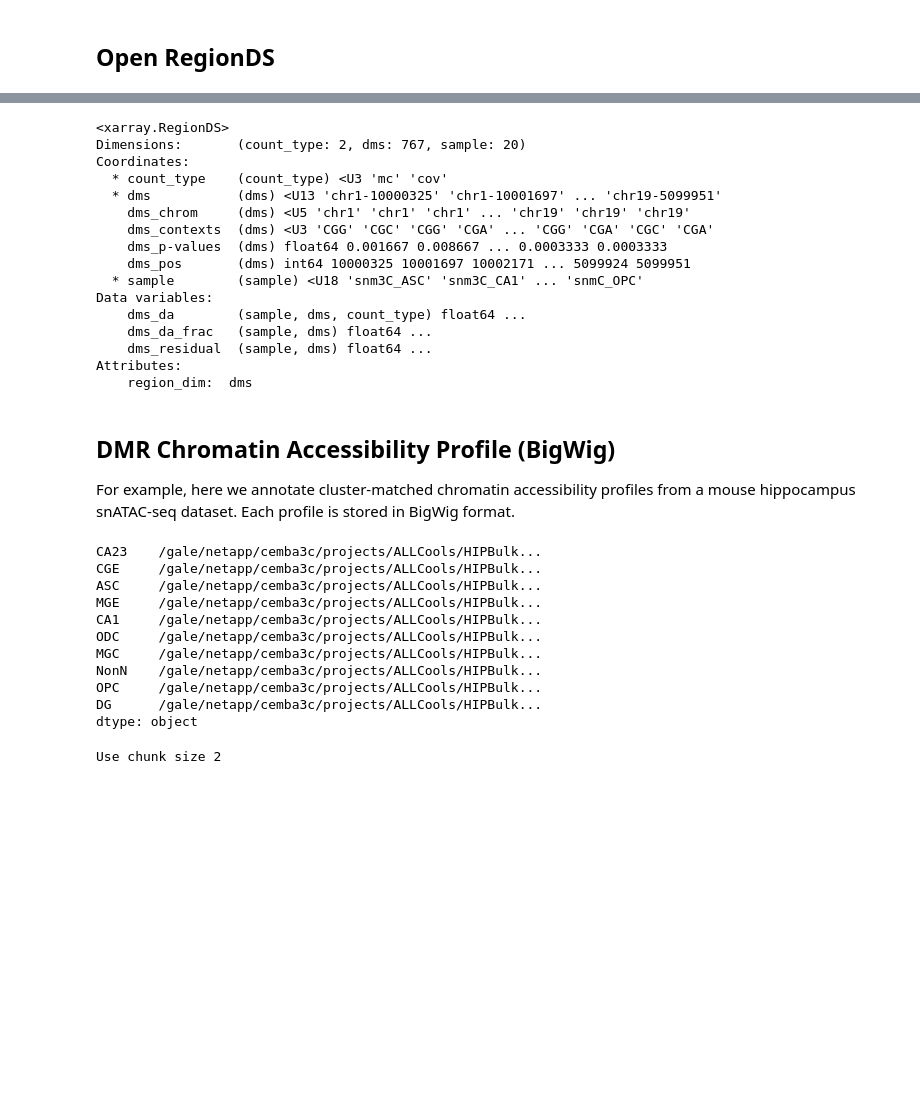
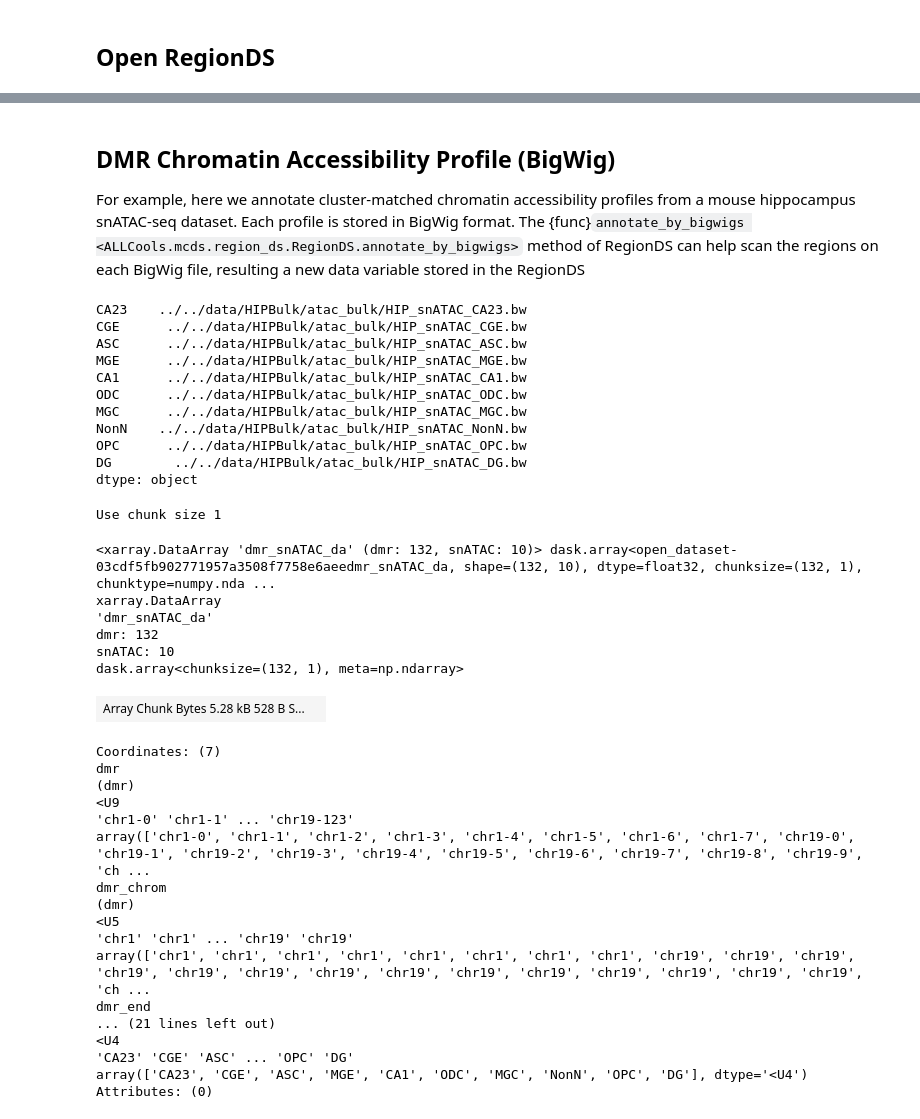
Before and after one commit to lhqing/ALLCools, a Jupyter notebook: docs/allcools/cluster_level/RegionDS/02.annotation.ipynb, the cells around one changed output, grey strips where cells are left out. Cells and saved outputs as stored; diff of their text form; code cells hidden in the pictures; blank space fills up the shorter version.

```diff
--- a/docs/allcools/cluster_level/RegionDS/02.annotation.ipynb
+++ b/docs/allcools/cluster_level/RegionDS/02.annotation.ipynb
@@ -11,7 +13,7 @@ from ALLCools.mcds import RegionDS
 # %% [markdown]
 ## Open RegionDS
 # %%
-dmr_ds = RegionDS.open('HIP_small')
+dmr_ds = RegionDS.open('test_HIP')
 dmr_ds
 # %% [output]
 Using dmr as region_dim
@@ -35,54 +39,63 @@ Attributes:
-# %%
-RegionDS.open('HIP_small/dms/', region_dim='dms')
-# %% [output]
-<xarray.RegionDS>
-Dimensions:       (count_type: 2, dms: 767, sample: 20)
-Coordinates:
-  * count_type    (count_type) <U3 'mc' 'cov'
-  * dms           (dms) <U13 'chr1-10000325' 'chr1-10001697' ... 'chr19-5099951'
-    dms_chrom     (dms) <U5 'chr1' 'chr1' 'chr1' ... 'chr19' 'chr19' 'chr19'
-    dms_contexts  (dms) <U3 'CGG' 'CGC' 'CGG' 'CGA' ... 'CGG' 'CGA' 'CGC' 'CGA'
-    dms_p-values  (dms) float64 0.001667 0.008667 ... 0.0003333 0.0003333
-    dms_pos       (dms) int64 10000325 10001697 10002171 ... 5099924 5099951
-  * sample        (sample) <U18 'snm3C_ASC' 'snm3C_CA1' ... 'snmC_OPC'
-Data variables:
-    dms_da        (sample, dms, count_type) float64 ...
-    dms_da_frac   (sample, dms) float64 ...
-    dms_residual  (sample, dms) float64 ...
-Attributes:
-    region_dim:  dms
 # %% [markdown]
 ## DMR Chromatin Accessibility Profile (BigWig)
 
-For example, here we annotate cluster-matched chromatin accessibility profiles from a mouse hippocampus snATAC-seq dataset. Each profile is stored in BigWig format.
+For example, here we annotate cluster-matched chromatin accessibility profiles from a mouse hippocampus snATAC-seq dataset. Each profile is stored in BigWig format. The {func}`annotate_by_bigwigs <ALLCools.mcds.region_ds.RegionDS.annotate_by_bigwigs>` method of RegionDS can help scan the regions on each BigWig file, resulting a new data variable stored in the RegionDS
 # %%
 # prepare the bigwig tab-separated table, first column is cluster name, second column is BigWig path
-bigwig_dir = '/gale/netapp/cemba3c/projects/ALLCools/HIPBulk/atac_bulk/'
+bigwig_dir = '../../data/HIPBulk/atac_bulk/'
 bigwigs = pd.Series({
     p.name.split('.')[0].split('_')[-1]: str(p)
     for p in pathlib.Path(bigwig_dir).glob('HIP_snATAC_*.bw')
 })
-bigwigs.to_csv('bigwig.csv', header=False)
+bigwigs.to_csv('test_bigwig.csv', header=False)
 bigwigs
 # %% [output]
-CA23    /gale/netapp/cemba3c/projects/ALLCools/HIPBulk...
-CGE     /gale/netapp/cemba3c/projects/ALLCools/HIPBulk...
-ASC     /gale/netapp/cemba3c/projects/ALLCools/HIPBulk...
-MGE     /gale/netapp/cemba3c/projects/ALLCools/HIPBulk...
-CA1     /gale/netapp/cemba3c/projects/ALLCools/HIPBulk...
-ODC     /gale/netapp/cemba3c/projects/ALLCools/HIPBulk...
-MGC     /gale/netapp/cemba3c/projects/ALLCools/HIPBulk...
-NonN    /gale/netapp/cemba3c/projects/ALLCools/HIPBulk...
-OPC     /gale/netapp/cemba3c/projects/ALLCools/HIPBulk...
-DG      /gale/netapp/cemba3c/projects/ALLCools/HIPBulk...
+CA23    ../../data/HIPBulk/atac_bulk/HIP_snATAC_CA23.bw
+CGE      ../../data/HIPBulk/atac_bulk/HIP_snATAC_CGE.bw
+ASC      ../../data/HIPBulk/atac_bulk/HIP_snATAC_ASC.bw
+MGE      ../../data/HIPBulk/atac_bulk/HIP_snATAC_MGE.bw
+CA1      ../../data/HIPBulk/atac_bulk/HIP_snATAC_CA1.bw
+ODC      ../../data/HIPBulk/atac_bulk/HIP_snATAC_ODC.bw
+MGC      ../../data/HIPBulk/atac_bulk/HIP_snATAC_MGC.bw
+NonN    ../../data/HIPBulk/atac_bulk/HIP_snATAC_NonN.bw
+OPC      ../../data/HIPBulk/atac_bulk/HIP_snATAC_OPC.bw
+DG        ../../data/HIPBulk/atac_bulk/HIP_snATAC_DG.bw
 dtype: object
 # %%
 dmr_ds.annotate_by_bigwigs(slop=250,
-                           bigwig_table='bigwig.csv',
+                           bigwig_table='test_bigwig.csv',
                            dim='snATAC',
                            cpu=30)
 # %% [output]
-Use chunk size 2
+Use chunk size 1
+# %%
+# the annotated matrix are stored in a new data variable
+dmr_ds['dmr_snATAC_da']
+# %% [output]
+<xarray.DataArray 'dmr_snATAC_da' (dmr: 132, snATAC: 10)> dask.array<open_dataset-03cdf5fb902771957a3508f7758e6aeedmr_snATAC_da, shape=(132, 10), dtype=float32, chunksize=(132, 1), chunktype=numpy.nda ...
+xarray.DataArray
+'dmr_snATAC_da'
+dmr: 132
+snATAC: 10
+dask.array<chunksize=(132, 1), meta=np.ndarray>
+| Array Chunk Bytes 5.28 kB 528 B S... |  |
+Coordinates: (7)
+dmr
+(dmr)
+<U9
+'chr1-0' 'chr1-1' ... 'chr19-123'
+array(['chr1-0', 'chr1-1', 'chr1-2', 'chr1-3', 'chr1-4', 'chr1-5', 'chr1-6', 'chr1-7', 'chr19-0', 'chr19-1', 'chr19-2', 'chr19-3', 'chr19-4', 'chr19-5', 'chr19-6', 'chr19-7', 'chr19-8', 'chr19-9', 'ch ...
+dmr_chrom
+(dmr)
+<U5
+'chr1' 'chr1' ... 'chr19' 'chr19'
+array(['chr1', 'chr1', 'chr1', 'chr1', 'chr1', 'chr1', 'chr1', 'chr1', 'chr19', 'chr19', 'chr19', 'chr19', 'chr19', 'chr19', 'chr19', 'chr19', 'chr19', 'chr19', 'chr19', 'chr19', 'chr19', 'chr19', 'ch ...
+dmr_end
+... (21 lines left out)
+<U4
+'CA23' 'CGE' 'ASC' ... 'OPC' 'DG'
+array(['CA23', 'CGE', 'ASC', 'MGE', 'CA1', 'ODC', 'MGC', 'NonN', 'OPC', 'DG'], dtype='<U4')
+Attributes: (0)
 # %% [markdown]
 ## DMR Overlapping Genome Features (BED)
 
```
Also changed, not shown: parts of 16 cells of this notebook, 32 other files.
